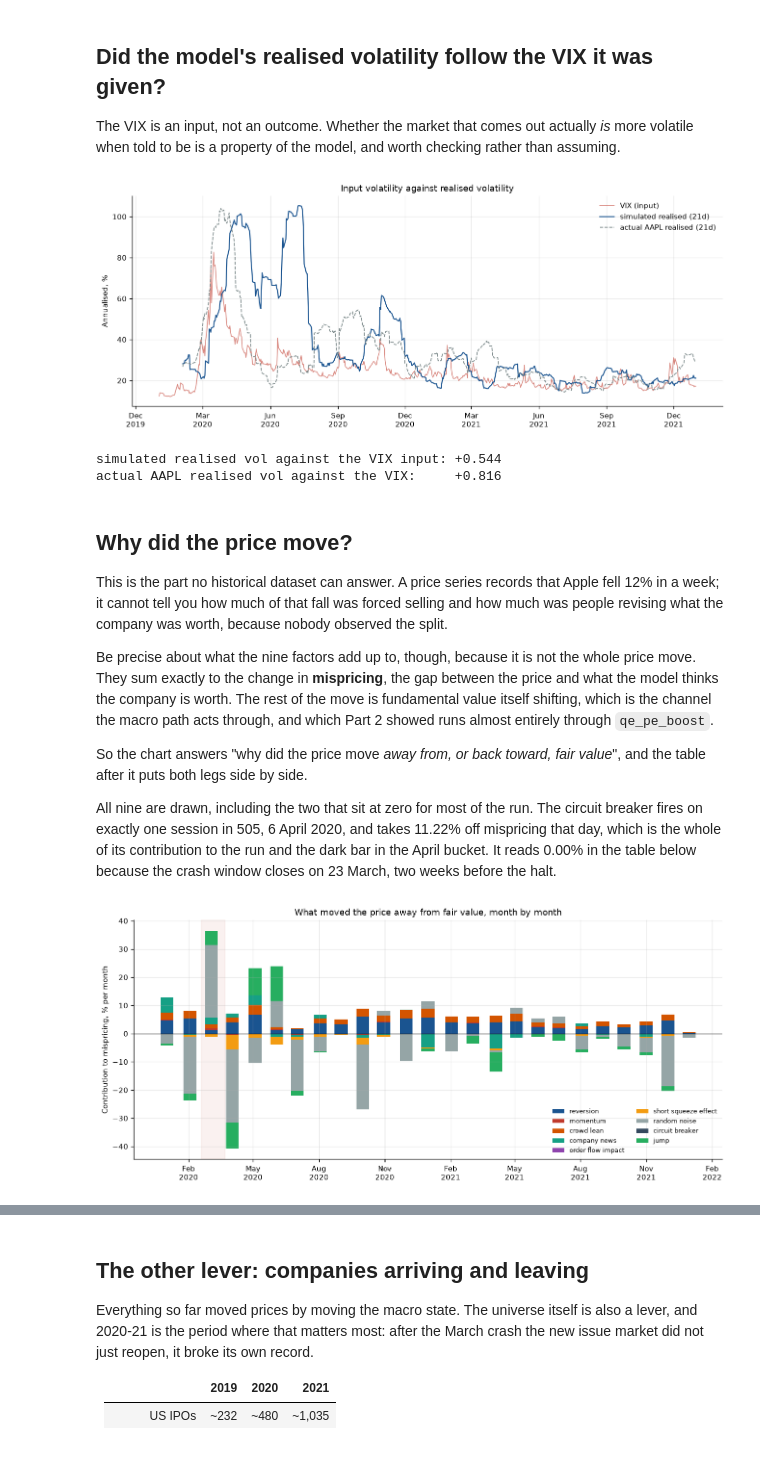
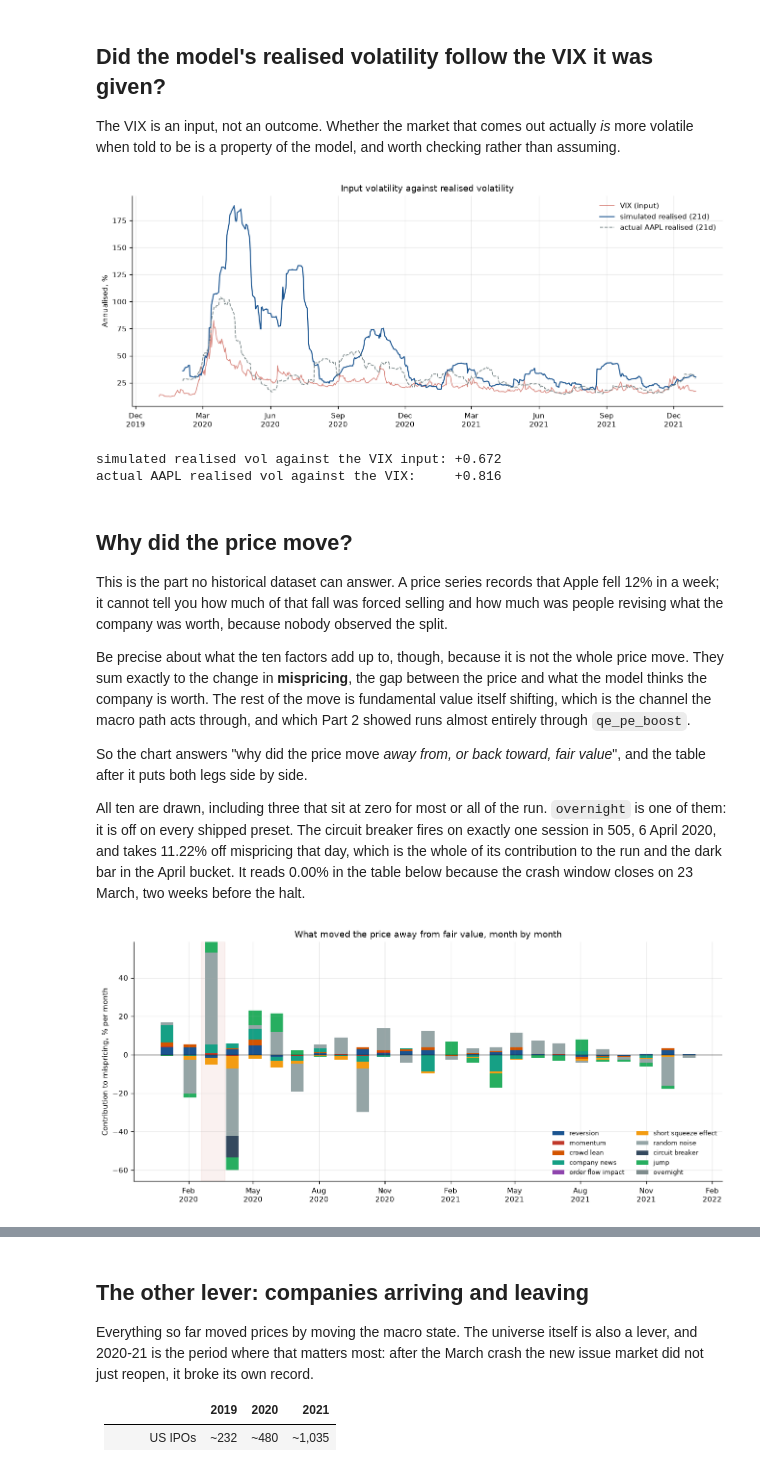
Before and after one commit to simoncoombes/tradefloor, a Jupyter notebook: examples/09-a-pandemic-shaped-market.ipynb, the cells around one changed output, grey strips where cells are left out. Drawn from its saved outputs; the diff is of its cells as text; code cells hidden in the pictures.

```diff
--- a/examples/09-a-pandemic-shaped-market.ipynb
+++ b/examples/09-a-pandemic-shaped-market.ipynb
@@ -61,6 +71,10 @@ import pyarrow.compute as pc
 
 import tradefloor as tf
 
+# The preset this notebook was written on. "Read this first" says why it
+# is pinned, and the last section runs the same path on the default.
+MODEL = "pt-v12"
+
 plt.rcParams.update({
     "figure.dpi": 120, "font.size": 9, "axes.grid": True,
     "grid.alpha": 0.25, "axes.spines.top": False, "axes.spines.right": False,
@@ -71,7 +85,8 @@ DATES = [dt.date.fromisoformat(d) for d in RAW["dates"]]
 N = len(DATES)
 AAPL, SPX = RAW["aapl"], RAW["spx"]
 
-print(f"tradefloor {tf.version()}")
+print(f"tradefloor {tf.version()}, preset {MODEL}, "
+      f"shipped default {tf.model_preset()['name']}")
 print(f"{N} trading days, {DATES[0]} to {DATES[-1]}")
 print(f"VIX ranged {min(RAW['vix']):.2f} to {max(RAW['vix']):.2f}")
 print(f"S&P 500 fell to {min(SPX):,.2f} and ended at {SPX[-1]:,.2f}")
@@ -177,8 +192,9 @@ def make_universe():
     return u
 
 
-def run(scenario, universe=None, seed=2020):
-    e = tf.Engine(seed=seed, universe=universe or make_universe())
+def run(scenario, universe=None, seed=2020, model=MODEL):
+    e = tf.Engine(seed=seed, universe=universe or make_universe(),
+                  model=model)
     for i in range(N):
         scenario.apply(e, i)
         e.run_days(1, first_day=i)
@@ -335,7 +355,7 @@ def fundamental(days=PROBE_DAYS, drop=(), **over):
     # thirteen 120 day runs over forty names is a minute of nothing.
     small = tf.Universe([make_universe()[0]])
     small.extend(tf.Universe.random(4, seed=4))
-    e = tf.Engine(seed=2020, universe=small)
+    e = tf.Engine(seed=2020, universe=small, model=MODEL)
     for i in range(days):
         s.apply(e, i)
         e.run_days(1, first_day=i)
@@ -866,8 +886,8 @@ print(f"simulated realised vol against the VIX input: "
 print(f"actual AAPL realised vol against the VIX:     "
       f"{corr([a for a, b in zip(rv_real, RAW['vix']) if a is not None], [b for a, b in zip(rv_real, RAW['vix']) if a is not None]):+.3f}")
 # %% [output]
-[figure, old version]
+[figure, new version]
-simulated realised vol against the VIX input: +0.544
+simulated realised vol against the VIX input: +0.672
 actual AAPL realised vol against the VIX:     +0.816
 # %% [markdown]
 ## Why did the price move?
@@ -877,7 +897,7 @@ Apple fell 12% in a week; it cannot tell you how much of that fall was forced
 selling and how much was people revising what the company was worth, because
 nobody observed the split.
 
-Be precise about what the nine factors add up to, though, because it is not
+Be precise about what the ten factors add up to, though, because it is not
 the whole price move. They sum exactly to the change in **mispricing**, the gap
 between the price and what the model thinks the company is worth. The rest of
 the move is fundamental value itself shifting, which is the channel the macro
@@ -887,7 +907,8 @@ path acts through, and which Part 2 showed runs almost entirely through
 So the chart answers "why did the price move *away from, or back toward, fair
 value*", and the table after it puts both legs side by side.
 
-All nine are drawn, including the two that sit at zero for most of the run. The
+All ten are drawn, including three that sit at zero for most or all of the run.
+`overnight` is one of them: it is off on every shipped preset. The
 circuit breaker fires on exactly one session in 505, 6 April 2020, and takes
 11.22% off mispricing that day, which is the whole of its contribution to the
 run and the dark bar in the April bucket. It reads 0.00% in the table below
@@ -900,36 +921,40 @@ daily = (one.group_by("day")
 
 M = 21  # a month of sessions, so the chart reads as episodes not noise
 series = {f: [sum(daily[f"{f}_sum"].to_pylist()[i:i + M]) * 100
               for i in range(0, N, M)] for f in tf.Engine.FACTORS}
 buckets = [DATES[min(i, N - 1)] for i in range(0, N, M)]
 
 fig, ax = plt.subplots(figsize=(11, 5))
-colours = ["#1a5490", "#c0392b", "#d35400", "#16a085",
-           "#8e44ad", "#f39c12", "#95a5a6", "#34495e", "#27ae60"]
+# One colour per factor. `zip` stops at the shorter list, so a list one
+# short of `tf.Engine.FACTORS` drops the last factor from the chart without
+# a word; this had nine colours for ten factors until 0.8.0.
+colours = ["#1a5490", "#c0392b", "#d35400", "#16a085", "#8e44ad",
+           "#f39c12", "#95a5a6", "#34495e", "#27ae60", "#7f8c8d"]
+assert len(colours) == len(tf.Engine.FACTORS)
 pos, neg = [0.0] * len(buckets), [0.0] * len(buckets)
 for f, colour in zip(tf.Engine.FACTORS, colours):
     vals = series[f]
     base_ = [pos[i] if vals[i] >= 0 else neg[i] for i in range(len(vals))]
     ax.bar(buckets, vals, bottom=base_, width=18, color=colour,
            label=f.replace("_", " "), linewidth=0)
     for i, v in enumerate(vals):
         if v >= 0:
             pos[i] += v
         else:
             neg[i] += v
 
 ax.axhline(0, color="black", lw=0.8)
 ax.axvspan(*crash, color="#c0392b", alpha=0.07, zorder=0)
 ax.set_ylabel("Contribution to mispricing, % per month")
 ax.legend(loc="lower right", fontsize=7.5, ncol=2, frameon=False)
 ax.xaxis.set_major_locator(mdates.MonthLocator(interval=3))
 ax.xaxis.set_major_formatter(mdates.DateFormatter("%b\n%Y"))
 ax.set_title("What moved the price away from fair value, month by month",
              fontsize=11)
 fig.tight_layout()
 plt.show()
 # %% [output]
-[figure, old version]
+[figure, new version]
 # %%
 crash_days = [i for i, d in enumerate(DATES) if crash[0] <= d <= crash[1]]
 calm_days = [i for i, d in enumerate(DATES)
```
Also changed, not shown: parts of 24 cells of this notebook, 2 other files.
